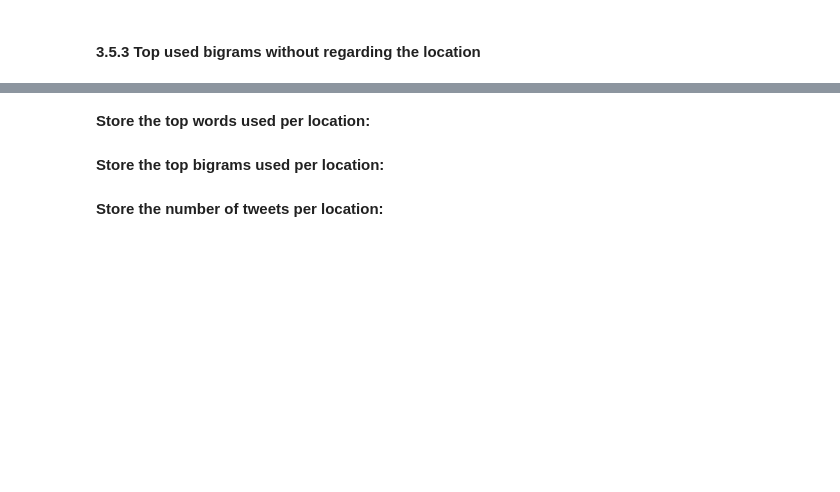
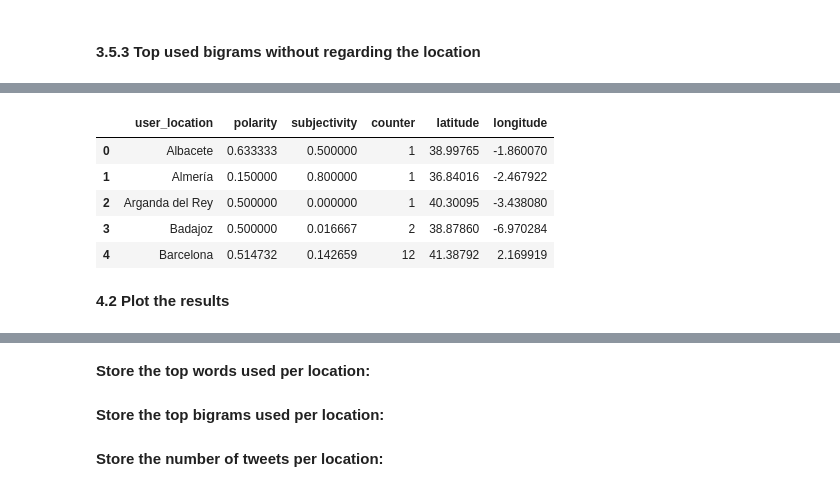
Before and after one commit to danielroncel/twitter-analysis-per-cities, a Jupyter notebook: twitter_crawler.ipynb, the cells around one changed output, grey strips where cells are left out. Drawn from its saved outputs; the diff is of its cells as text; code cells hidden in the pictures; blank space fills up the shorter version.

```diff
--- a/twitter_crawler.ipynb
+++ b/twitter_crawler.ipynb
@@ -439,0 +459,15 @@ print(bigrams_freq)
+# %%
+#Translate to English each tweet, then compute it's sentiment statistic estimations
+df['sentiment'] = df['text_normalized'].apply(lambda text: get_sentiment(text, 'en'))
+#Discard tweets that couldn't be translated to English
+df = df.dropna(subset=['sentiment'])
+df['polarity'] = df['sentiment'].apply(lambda sentiment: sentiment.polarity)
+df['subjectivity'] = df['sentiment'].apply(lambda sentiment: sentiment.subjectivity)
+# %%
+#Scale polarity from [-1, 1] to [0, 1]
+df['polarity'] = (df['polarity'] + 1) / 2
+# %%
+#Compute mean polarity and subjectivity per location
+df_per_city = df[['user_location', 'polarity', 'subjectivity']].groupby(by='user_location').mean()
+df_per_city.reset_index(inplace=True)
+df_per_city.head()
@@ -439,0 +481,5 @@ print(bigrams_freq)
+# %%
+#Compute the number of tweets per location
+location_ctr = df['user_location'].value_counts()
+location_ctr = location_ctr.reset_index().rename(columns={'index': 'location', 'user_location': 'counter'})
+location_ctr.head()
@@ -439,0 +493,18 @@ print(bigrams_freq)
+# %%
+#Inner join to merge sentiment results and number of tweets per location
+pd_map = pd.merge(left=df_per_city, right=location_ctr, left_on='user_location', right_on='location')
+#Inner join to add the coordinates of each location
+pd_map = pd.merge(left=pd_map, right=df_cities, left_on='user_location', right_on='town')
+#Remove repeated attributes
+pd_map = pd_map.drop(columns=['location', 'town'])
+
+pd_map.head()
+# %% [output]
+|  | user_location | polarity | subjectivity | counter | latitude | longitude |
+| 0 | Albacete | 0.633333 | 0.500000 | 1 | 38.99765 | -1.860070 |
+| 1 | Almería | 0.150000 | 0.800000 | 1 | 36.84016 | -2.467922 |
+| 2 | Arganda del Rey | 0.500000 | 0.000000 | 1 | 40.30095 | -3.438080 |
+| 3 | Badajoz | 0.500000 | 0.016667 | 2 | 38.87860 | -6.970284 |
+| 4 | Barcelona | 0.514732 | 0.142659 | 12 | 41.38792 | 2.169919 |
+# %% [markdown]
+**4.2 Plot the results**
```
Also changed, not shown: parts of 27 cells of this notebook, 1 other file.
